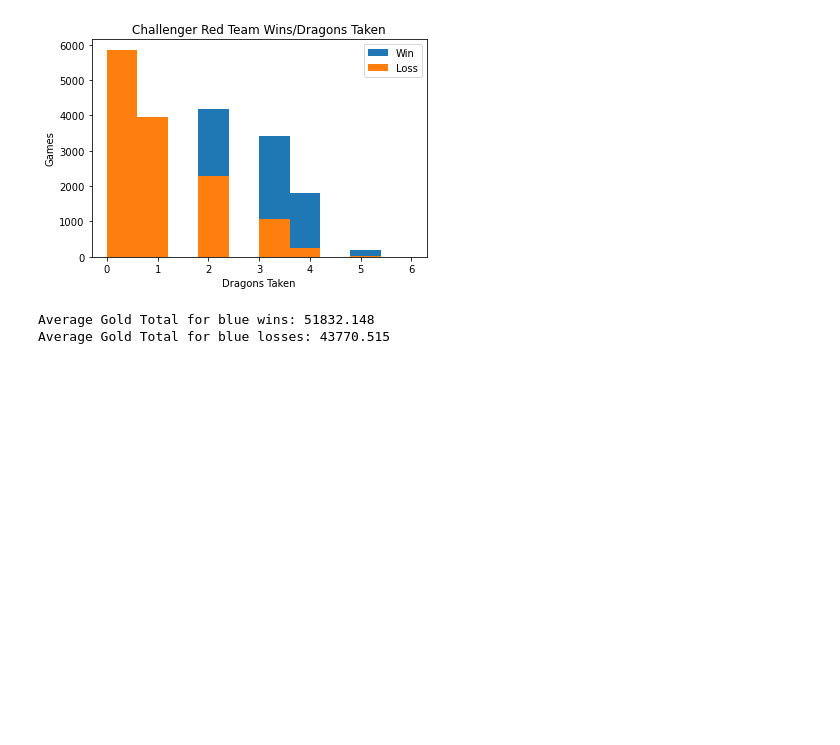
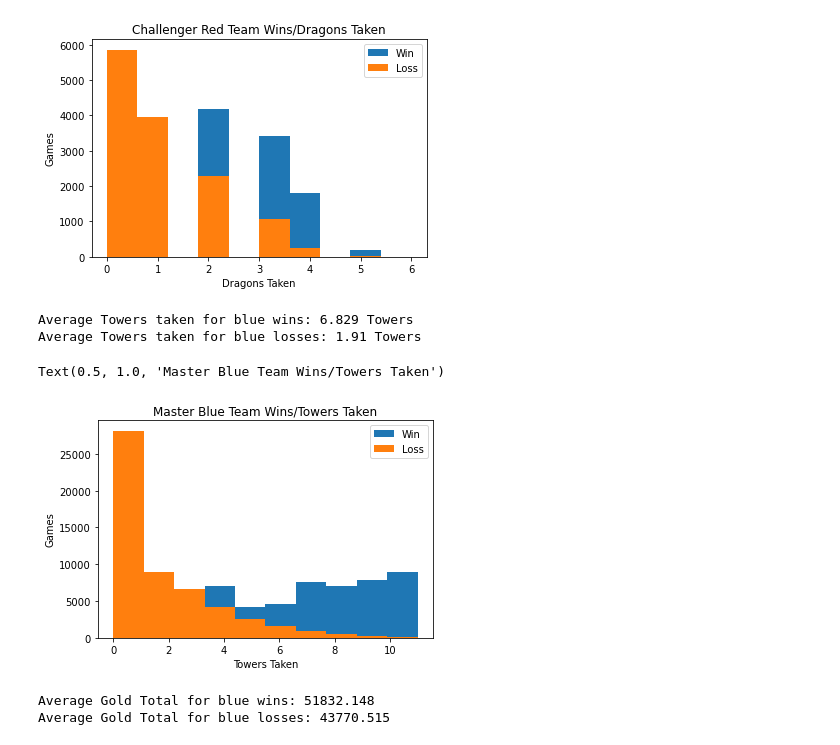
Before and after one commit to josephchancey/riot-lol-match-trends, a Jupyter notebook: Notebooks/LoL Trend Analysis.ipynb, the cells around one changed output. Drawn from its saved outputs; the diff is of its cells as text; code cells hidden in the pictures; blank space fills up the shorter version.

Commit message:
Add histograms for towers taken

```diff
--- a/Notebooks/LoL Trend Analysis.ipynb
+++ b/Notebooks/LoL Trend Analysis.ipynb
@@ -617,3 +617,20 @@ plt.savefig('../Images/challenger_red_histo_dragons.png')
 Average dragon kills for red wins: 2.171 Dragons
 Average dragon kills for red losses: 0.957 Dragons
 [figure]
+# %%
+# Histogram on Towers Taken for Wins Against Losses - Master
+plt.hist(m_bluewins_df.blueTowerKills, label="Win")
+plt.hist(m_blueloss_df.blueTowerKills, label="Loss")
+plt.legend(loc="upper right")
+print(f"Average Towers taken for blue wins: {round(m_bluewins_df['blueTowerKills'].mean(), 3)} Towers")
+print(f"Average Towers taken for blue losses: {round(m_blueloss_df['blueTowerKills'].mean(), 3)} Towers")
+plt.xlabel('Towers Taken')
+plt.ylabel('Games')
+plt.title('Master Blue Team Wins/Towers Taken')
+
+#plt.savefig('../Images/master_blue_histo_towers_total.png')
+# %% [output]
+Average Towers taken for blue wins: 6.829 Towers
+Average Towers taken for blue losses: 1.91 Towers
+Text(0.5, 1.0, 'Master Blue Team Wins/Towers Taken')
+[figure, added]
```
Also changed, not shown: parts of 4 cells of this notebook.
